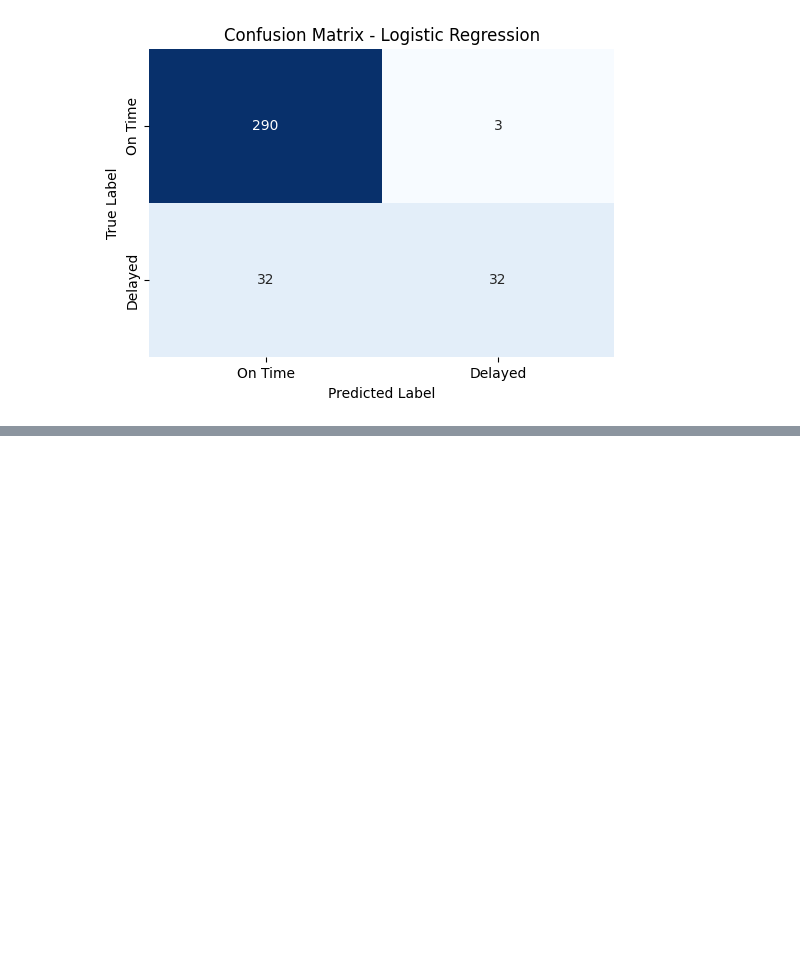
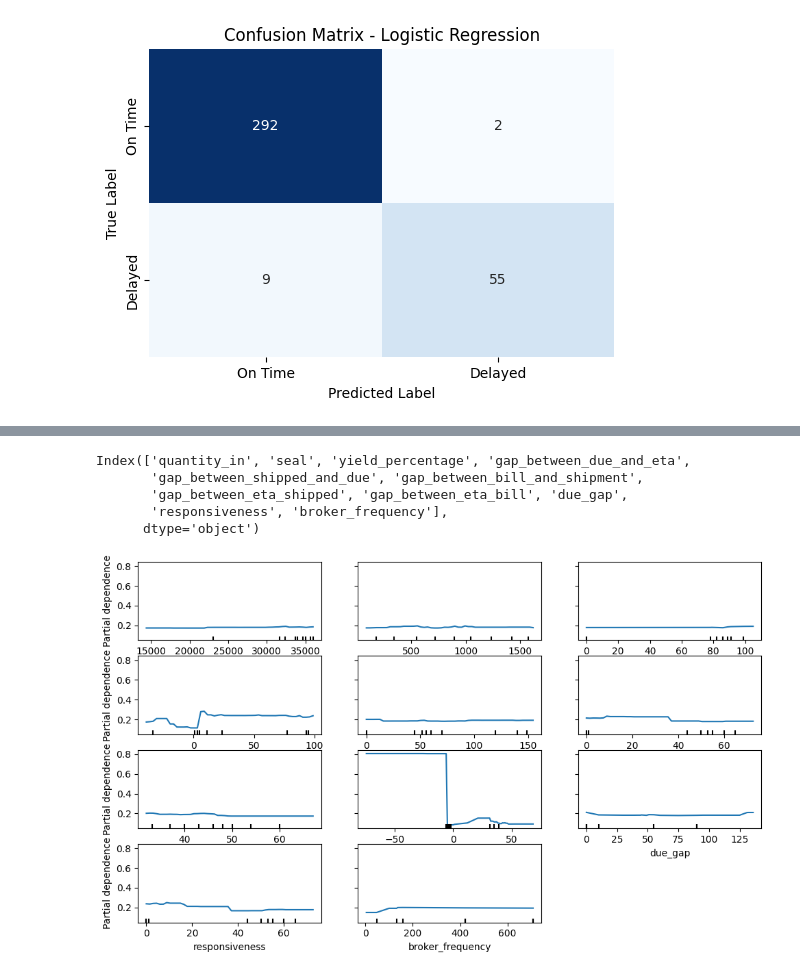
Before and after one commit to ideaboxai/ideaboxai-vertical-ml-service, a Jupyter notebook: notebooks/shipment_classification/RandomForest.ipynb, the cells around one changed output, grey strips where cells are left out. Drawn from its saved outputs; the diff is of its cells as text; code cells hidden in the pictures; blank space fills up the shorter version.

```diff
--- a/notebooks/shipment_classification/RandomForest.ipynb
+++ b/notebooks/shipment_classification/RandomForest.ipynb
@@ -133,6 +134,6 @@ X_train, X_test, y_train, y_test = train_test_split(X, y, test_size=0.2, random_
 # X_test = scaler.transform(X_test)
 # %%
 # Step 6: Train model
-model = RandomForestClassifier(class_weight="balanced", random_state=42)
+model = RandomForestClassifier(class_weight="balanced", random_state=42, n_estimators=20)
 model.fit(X_train, y_train)
 # %% [output]
@@ -191,0 +295,33 @@ plt.show()
+# %%
+X.columns
+# %% [output]
+Index(['quantity_in', 'seal', 'yield_percentage', 'gap_between_due_and_eta',
+       'gap_between_shipped_and_due', 'gap_between_bill_and_shipment',
+       'gap_between_eta_shipped', 'gap_between_eta_bill', 'due_gap',
+       'responsiveness', 'broker_frequency'],
+      dtype='object')
+# %%
+from sklearn.inspection import PartialDependenceDisplay
+import matplotlib.pyplot as plt
+
+# Assuming model is your trained RandomForestClassifier and X_test is your test data
+# Specify features to plot (use indices or feature names)
+features = ['quantity_in', 'seal', 'yield_percentage', 'gap_between_due_and_eta',
+       'gap_between_shipped_and_due', 'gap_between_bill_and_shipment',
+       'gap_between_eta_shipped', 'gap_between_eta_bill', 'due_gap',
+       'responsiveness', 'broker_frequency']
+
+# Create and plot partial dependence
+fig, ax = plt.subplots(figsize=(10, 6))
+PartialDependenceDisplay.from_estimator(
+    model,
+    X_test,
+    features=features,  # Features to analyze
+    kind='average',     # Show average effect (use 'individual' for ICE plots)
+    grid_resolution=50, # Number of points to evaluate
+    ax=ax
+)
+plt.tight_layout()
+plt.show()
+# %% [output]
+[figure, added]
```
Also changed, not shown: parts of 17 cells of this notebook, 5 other files.
